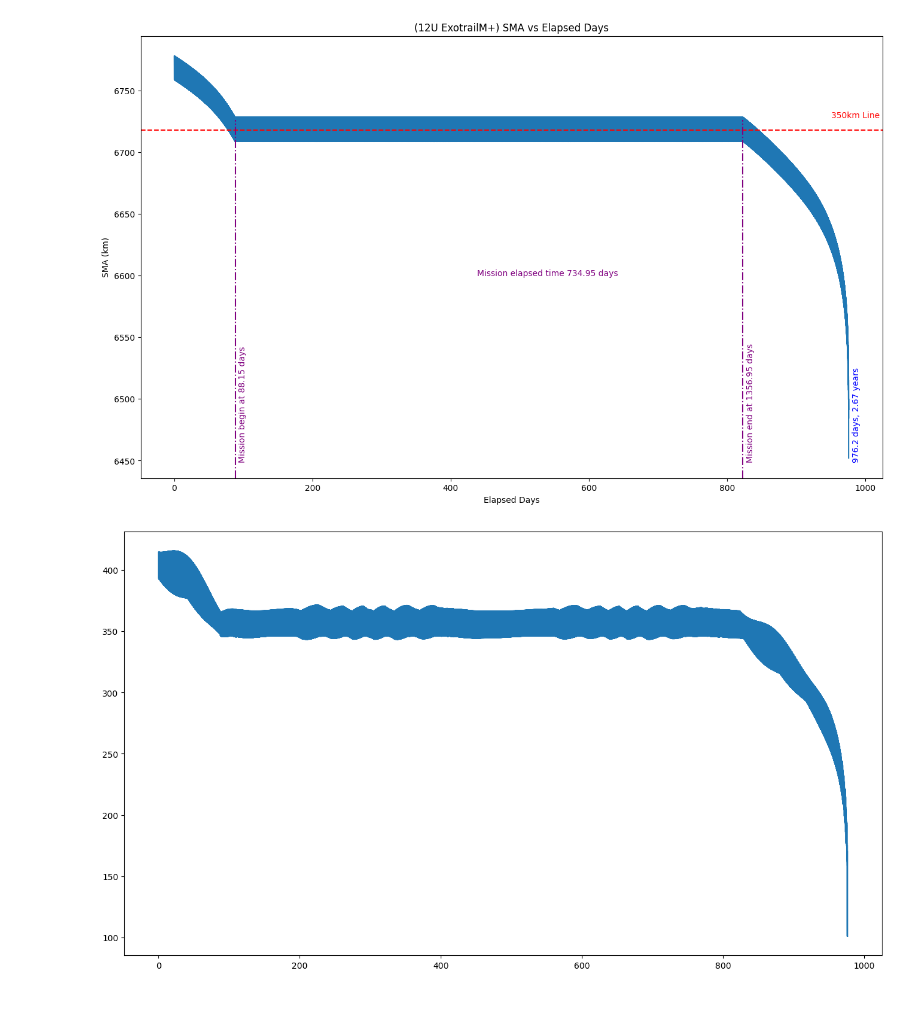
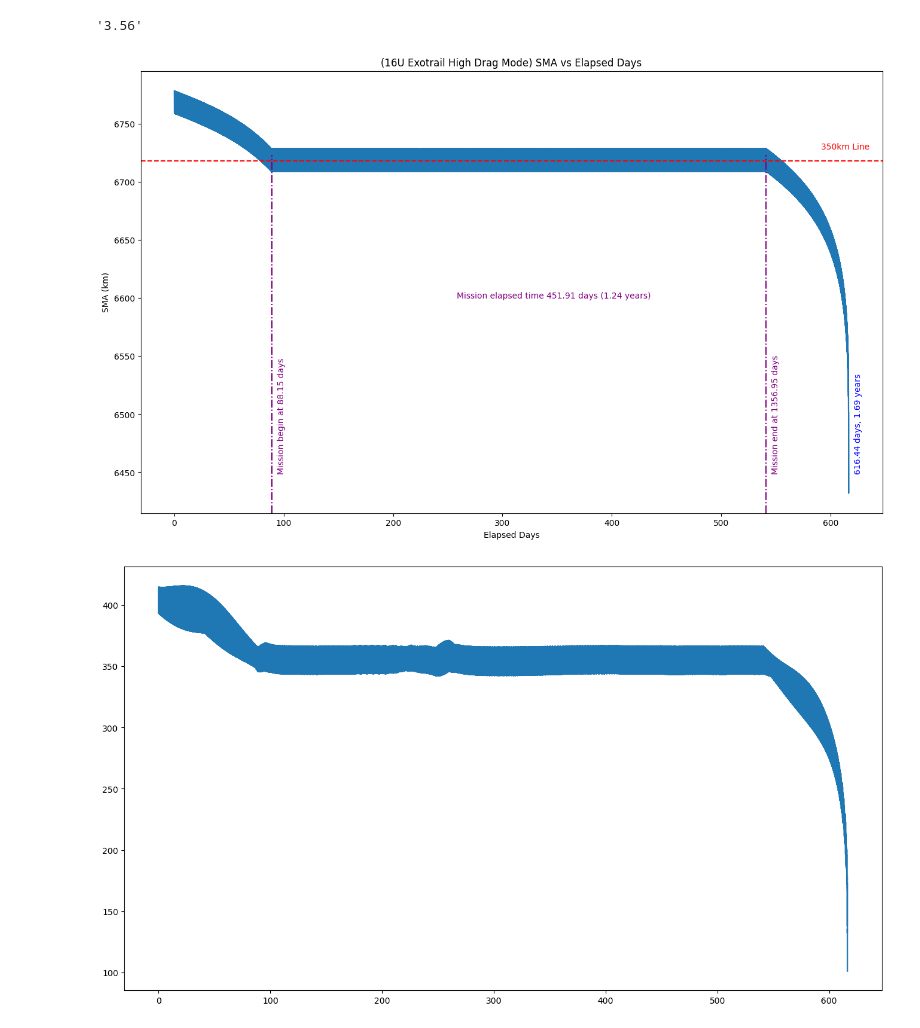
Before and after one commit to regalkuva/gmat_lorenzo, a Jupyter notebook: LTDN1030/12U/12U_350/Exotrail/Detailed/data_process.ipynb, the cells around one changed output. Saved outputs shown, nothing was run; the diff lists cells and outputs as text; code cells hidden in the pictures.

```diff
--- a/LTDN1030/12U/12U_350/Exotrail/Detailed/data_process.ipynb
+++ b/LTDN1030/12U/12U_350/Exotrail/Detailed/data_process.ipynb
@@ -5,11 +5,12 @@ import numpy as np
 from statistics import mean
 
 # path_to_txt = 'C:/Users/egeme/Desktop/Kuva/GMAT_OrbitalSims/LTDN1030/12U/12U_350/Exotrail/Detailed/12U_ExotrailM+_PerpendicularLifetime.txt'
-path_to_txt = 'C:/Users/egeme/Desktop/Kuva/GMAT_OrbitalSims/LTDN1030/12U/12U_350/Exotrail/Detailed/12U_ExotrailM+_Lifetime.txt'
+# path_to_txt = 'C:/Users/egeme/Desktop/Kuva/GMAT_OrbitalSims/LTDN1030/12U/12U_350/Exotrail/Detailed/12U_ExotrailM+_Lifetime.txt'
 
-# path_to_txt = 'C:/Users/egeme/Desktop/Kuva/GMAT_OrbitalSims/LTDN1030/12U/12U_350/Exotrail/Detailed/16U_Exotrail_LifetimeL_Perpendicular.txt'
+path_to_txt = 'C:/Users/egeme/Desktop/Kuva/GMAT_OrbitalSims/LTDN1030/12U/12U_350/Exotrail/Detailed/16U_Exotrail_LifetimeL_Perpendicular.txt'
 # path_to_txt = 'C:/Users/egeme/Desktop/Kuva/GMAT_OrbitalSims/LTDN1030/12U/12U_350/Exotrail/Detailed/16U_Exotrail_LifetimeL_MidSFU.txt'
 # path_to_txt = 'C:/Users/egeme/Desktop/Kuva/GMAT_OrbitalSims/LTDN1030/12U/12U_350/Exotrail/Detailed/16U_Exotrail_LifetimeL_LowSFU.txt'
+# path_to_txt = 'C:/Users/egeme/Desktop/Kuva/GMAT_OrbitalSims/LTDN1030/12U/12U_350/Exotrail/Detailed/16U_Exotrail_LifetimeL.txt'
 
 dataset = pd.read_fwf(path_to_txt)
 # %%
@@ -87,39 +90,43 @@ Burn frequency: 1.13 burns per day
+# %%
+str(round((elapsed_days[changelist[-1]]-elapsed_days[changelist[0]])/365,2))
+# %% [output]
+'3.56'
 # %%
 max_lenght = round(max(elapsed_days),2)
 message = str(max_lenght) + ' days, ' + str(round(max_lenght/365,2)) +' years'
-missiontime = 'Mission elapsed time ' + str(round(elapsed_days[changelist[-1]]-elapsed_days[changelist[0]],2)) + ' days'
+missiontime = 'Mission elapsed time ' + str(round(elapsed_days[changelist[-1]]-elapsed_days[changelist[0]],2)) + ' days (' + str(round((elapsed_days[changelist[-1]]-elapsed_days[changelist[0]])/365,2)) + ' years)'
 
 plt.figure(figsize=(16,9.6))
 
-plt.title(f'({filename[0]} {filename[1]}) SMA vs Elapsed Days')
+plt.title(f'({filename[0]} {filename[1]} High Drag Mode) SMA vs Elapsed Days')
 plt.ylabel('SMA (km)')
 plt.xlabel('Elapsed Days')
 plt.plot(elapsed_days,sma_list)
 plt.text(elapsed_days[-1]+5,6450,message,color='b', rotation=90)
 
 plt.axhline(350+6368.14, color='r', linestyle='--')
 plt.text(elapsed_days[-1]-25,360+6368.14, '350km Line', color='red')
 
 plt.axvline(elapsed_days[changelist[0]],0,0.81,color='purple',linestyle='-.')
 plt.axvline(elapsed_days[changelist[-1]], 0,0.81,color='purple',linestyle='-.')
 
 # plt.axhline(6378.14,0,color='black')
 
 
 plt.text((elapsed_days[-1]+elapsed_days[0])/2-50,6600, missiontime, color='purple')
 plt.text(elapsed_days[changelist[0]]+5, 6450, 'Mission begin at 88.15 days' ,color='purple',rotation=90 )
 plt.text(elapsed_days[changelist[-1]]+5, 6450, 'Mission end at 1356.95 days' ,color='purple',rotation=90 )
 plt.show()
 
 fig = plt.figure(figsize=(16,9))
 # plt.figure(figsize=(16,9.6))
 plt.plot(elapsed_days,alt_list)
 # plt.axhline(100,0,color='black',linestyle='dotted')
 plt.show()
 
 plt.figure(figsize=(16,9.6))
 plt.plot(elapsed_days,fuel_qty)
 plt.show()
 # %% [output]
-[figure, old version]
+[figure, new version]
-[figure, old version]
+[figure, new version]
```
Also changed, not shown: parts of 5 cells of this notebook, 1 other file.
